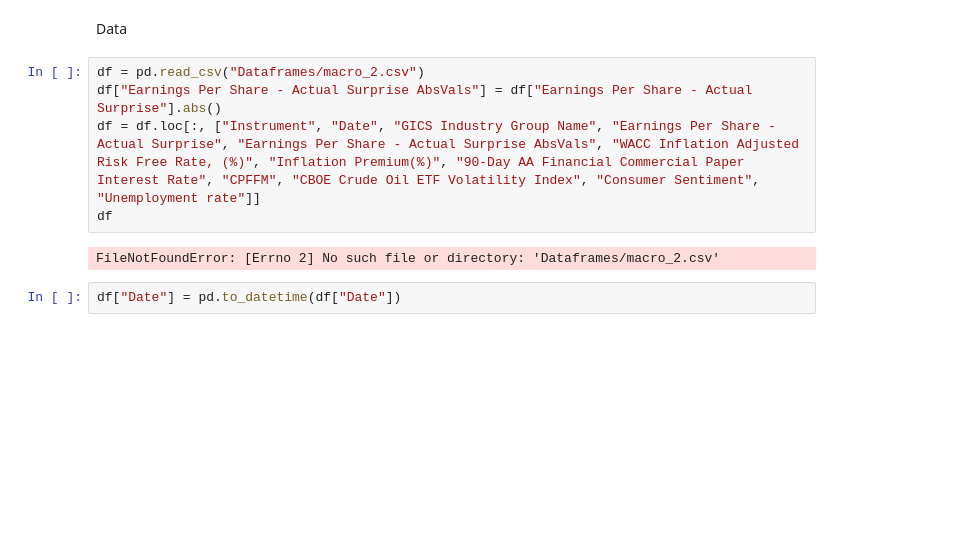
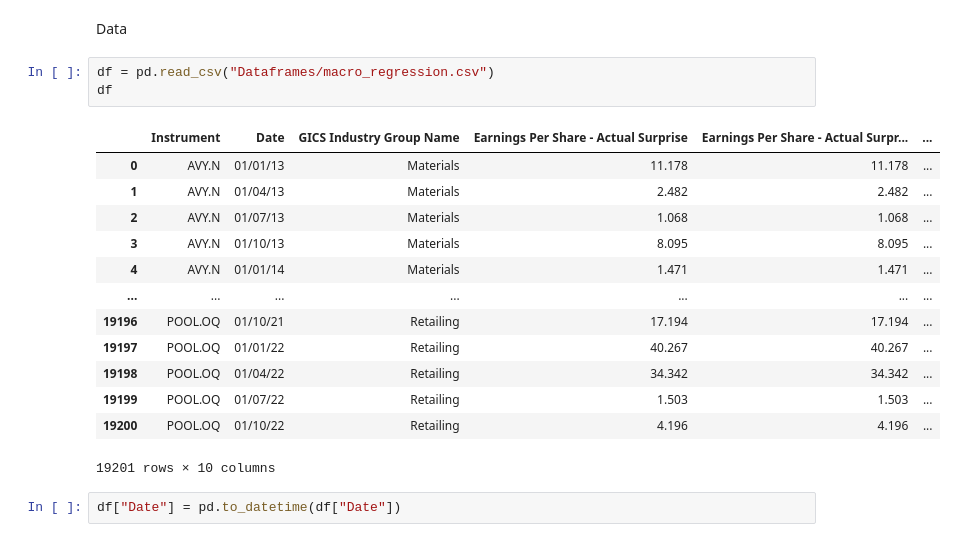
Before and after one commit to yummypugs/GSFM_AnalystForecasts, a Jupyter notebook: 3.3.3_Panel_macro.ipynb, the cells around one changed output. Cells and saved outputs as stored; diff of their text form; blank space fills up the shorter version.

```diff
--- a/3.3.3_Panel_macro.ipynb
+++ b/3.3.3_Panel_macro.ipynb
@@ -15,13 +15,23 @@ from linearmodels.panel import PanelOLS
 from linearmodels.panel import RandomEffects
 # %% [markdown]
 Data
-# %%
-df = pd.read_csv("Dataframes/macro_2.csv")
-df["Earnings Per Share - Actual Surprise AbsVals"] = df["Earnings Per Share - Actual Surprise"].abs()
-df = df.loc[:, ["Instrument", "Date", "GICS Industry Group Name", "Earnings Per Share - Actual Surprise", "Earnings Per Share - Actual Surprise AbsVals", "WACC Inflation Adjusted Risk Free Rate, (%)", "Inflation Premium(%)", "90-Day AA Financial Commercial Paper Interest Rate", "CPFFM", "CBOE Crude Oil ETF Volatility Index", "Consumer Sentiment", "Unemployment rate"]]
-df
-# %% [output]
-FileNotFoundError: [Errno 2] No such file or directory: 'Dataframes/macro_2.csv'
+# %%
+df = pd.read_csv("Dataframes/macro_regression.csv")
+df
+# %% [output]
+|  | Instrument | Date | GICS Industry Group Name | Earnings Per Share - Actual Surprise | Earnings Per Share - Actual Surpr... | ... |
+| 0 | AVY.N | 01/01/13 | Materials | 11.178 | 11.178 | ... |
+| 1 | AVY.N | 01/04/13 | Materials | 2.482 | 2.482 | ... |
+| 2 | AVY.N | 01/07/13 | Materials | 1.068 | 1.068 | ... |
+| 3 | AVY.N | 01/10/13 | Materials | 8.095 | 8.095 | ... |
+| 4 | AVY.N | 01/01/14 | Materials | 1.471 | 1.471 | ... |
+| ... | ... | ... | ... | ... | ... | ... |
+| 19196 | POOL.OQ | 01/10/21 | Retailing | 17.194 | 17.194 | ... |
+| 19197 | POOL.OQ | 01/01/22 | Retailing | 40.267 | 40.267 | ... |
+| 19198 | POOL.OQ | 01/04/22 | Retailing | 34.342 | 34.342 | ... |
+| 19199 | POOL.OQ | 01/07/22 | Retailing | 1.503 | 1.503 | ... |
+| 19200 | POOL.OQ | 01/10/22 | Retailing | 4.196 | 4.196 | ... |
+19201 rows × 10 columns
 # %%
 df["Date"] = pd.to_datetime(df["Date"])
 # %% [markdown]
```
Also changed, not shown: parts of 9 cells of this notebook.
